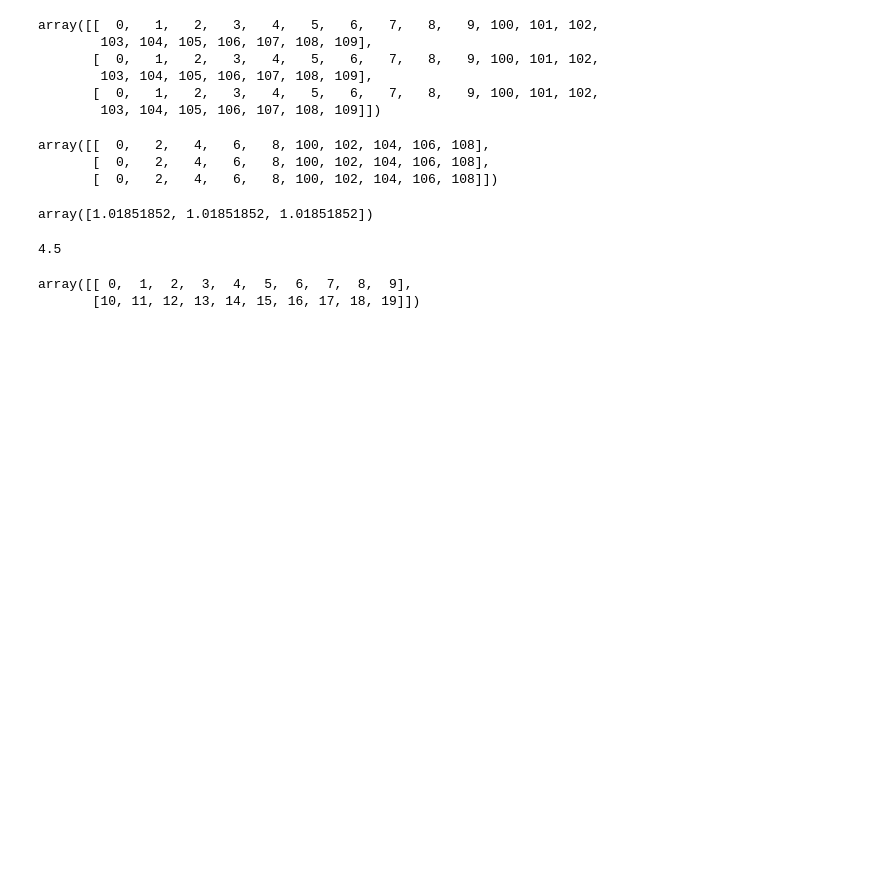
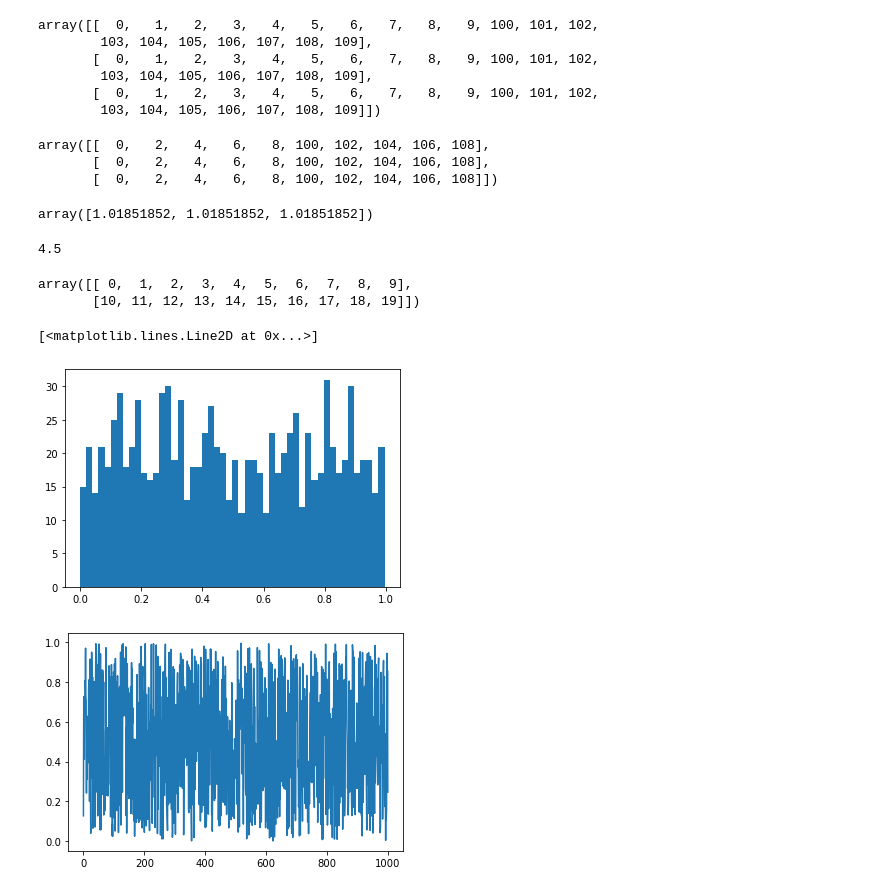
Before and after one commit to PalBrateen/NV_Experiment, a Jupyter notebook: New folder/Camera_code_Rough.ipynb, the cells around one changed output. Saved outputs shown, nothing was run; the diff lists cells and outputs as text; code cells hidden in the pictures; blank space fills up the shorter version.

```diff
--- a/New folder/Camera_code_Rough.ipynb
+++ b/New folder/Camera_code_Rough.ipynb
@@ -1172,0 +1218,10 @@ array([[ 0,  1,  2,  3,  4,  5,  6,  7,  8,  9],
+# %%
+# Generate random numbers using numpy.random.rand and plot the histogram to see the distribution
+import numpy as np, matplotlib.pyplot as plt
+a = np.random.rand(1000)
+plt.hist(a,50)
+plt.figure(); plt.plot(a)
+# %% [output]
+[<matplotlib.lines.Line2D at 0x...>]
+[figure, added]
+[figure, added]
```
Also changed, not shown: parts of 8 cells of this notebook, 28 other files.
